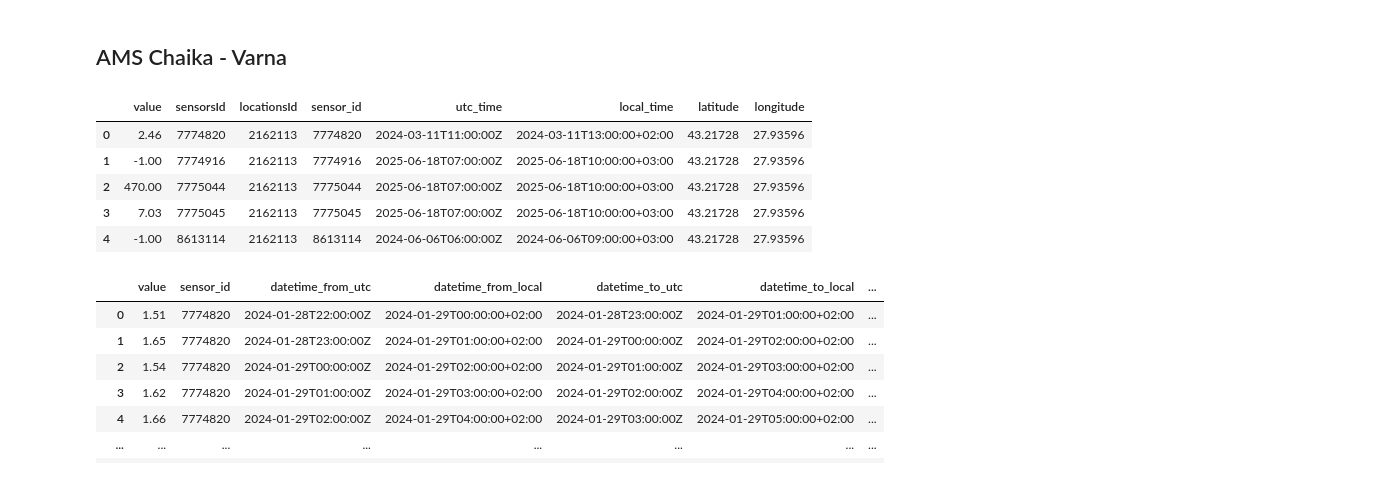
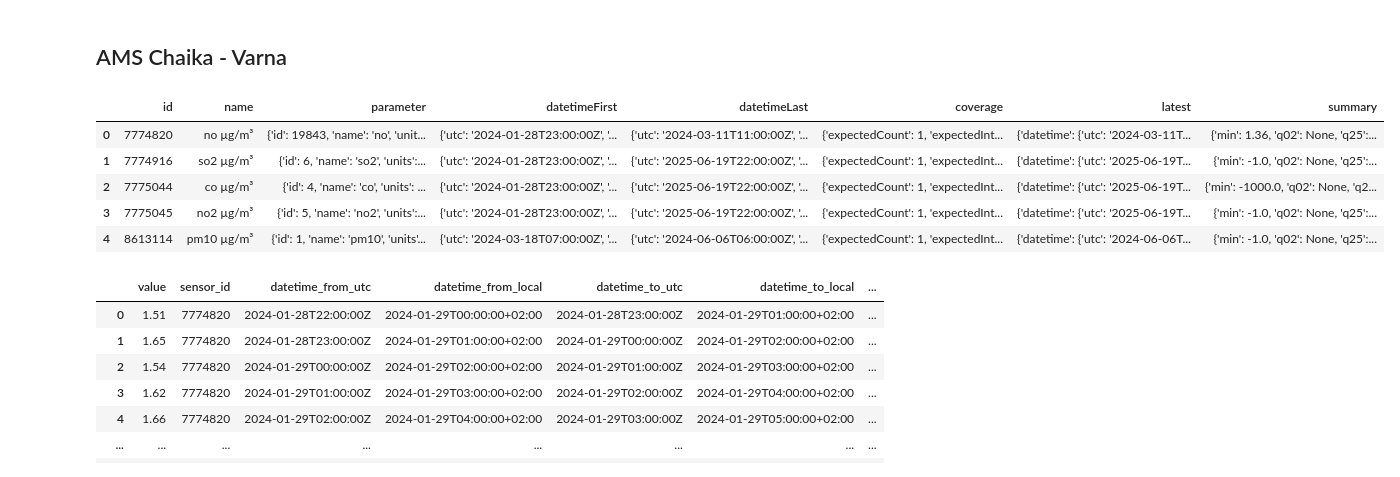
Before and after one commit to ivetkalchev/VarnaAir, a Jupyter notebook: varnaair.ipynb, the cells around one changed output. Cells and saved outputs as stored; diff of their text form; code cells hidden in the pictures.

```diff
--- a/varnaair.ipynb
+++ b/varnaair.ipynb
@@ -138,35 +130,24 @@ pivot_df1
 # %% [markdown]
 ## AMS Chaika - Varna
 # %%
-url = "https://api.openaq.org/v3/locations/2162113/latest"
+url = "https://api.openaq.org/v3/locations/2162113/sensors"
 
 response = requests.get(url, headers=headers)
 response.raise_for_status()
 
 data = response.json()
 results = data.get("results", [])
 
-if results:
-    df_latest2 = pandas.DataFrame(results)
-
-    df_latest2 = df_latest2.assign(
-        sensor_id=df_latest2['sensorsId'],
-        utc_time=df_latest2['datetime'].apply(lambda x: x['utc']),
-        local_time=df_latest2['datetime'].apply(lambda x: x['local']),
-        latitude=df_latest2['coordinates'].apply(lambda x: x['latitude']),
-        longitude=df_latest2['coordinates'].apply(lambda x: x['longitude'])
-    ).drop(columns=['datetime', 'coordinates'])
-else:
-    df_latest2 = pandas.DataFrame()
+df_latest2 = pandas.DataFrame(results)
 
 df_latest2
 # %% [output]
-|  | value | sensorsId | locationsId | sensor_id | utc_time | local_time | latitude | longitude |
-| 0 | 2.46 | 7774820 | 2162113 | 7774820 | 2024-03-11T11:00:00Z | 2024-03-11T13:00:00+02:00 | 43.21728 | 27.93596 |
-| 1 | -1.00 | 7774916 | 2162113 | 7774916 | 2025-06-18T07:00:00Z | 2025-06-18T10:00:00+03:00 | 43.21728 | 27.93596 |
-| 2 | 470.00 | 7775044 | 2162113 | 7775044 | 2025-06-18T07:00:00Z | 2025-06-18T10:00:00+03:00 | 43.21728 | 27.93596 |
-| 3 | 7.03 | 7775045 | 2162113 | 7775045 | 2025-06-18T07:00:00Z | 2025-06-18T10:00:00+03:00 | 43.21728 | 27.93596 |
-| 4 | -1.00 | 8613114 | 2162113 | 8613114 | 2024-06-06T06:00:00Z | 2024-06-06T09:00:00+03:00 | 43.21728 | 27.93596 |
+|  | id | name | parameter | datetimeFirst | datetimeLast | coverage | latest | summary |
+| 0 | 7774820 | no µg/m³ | {'id': 19843, 'name': 'no', 'unit... | {'utc': '2024-01-28T23:00:00Z', '... | {'utc': '2024-03-11T11:00:00Z', '... | {'expectedCount': 1, 'expectedInt... | {'datetime': {'utc': '2024-03-11T... | {'min': 1.36, 'q02': None, 'q25':... |
+| 1 | 7774916 | so2 µg/m³ | {'id': 6, 'name': 'so2', 'units':... | {'utc': '2024-01-28T23:00:00Z', '... | {'utc': '2025-06-19T22:00:00Z', '... | {'expectedCount': 1, 'expectedInt... | {'datetime': {'utc': '2025-06-19T... | {'min': -1.0, 'q02': None, 'q25':... |
+| 2 | 7775044 | co µg/m³ | {'id': 4, 'name': 'co', 'units': ... | {'utc': '2024-01-28T23:00:00Z', '... | {'utc': '2025-06-19T22:00:00Z', '... | {'expectedCount': 1, 'expectedInt... | {'datetime': {'utc': '2025-06-19T... | {'min': -1000.0, 'q02': None, 'q2... |
+| 3 | 7775045 | no2 µg/m³ | {'id': 5, 'name': 'no2', 'units':... | {'utc': '2024-01-28T23:00:00Z', '... | {'utc': '2025-06-19T22:00:00Z', '... | {'expectedCount': 1, 'expectedInt... | {'datetime': {'utc': '2025-06-19T... | {'min': -1.0, 'q02': None, 'q25':... |
+| 4 | 8613114 | pm10 µg/m³ | {'id': 1, 'name': 'pm10', 'units'... | {'utc': '2024-03-18T07:00:00Z', '... | {'utc': '2024-06-06T06:00:00Z', '... | {'expectedCount': 1, 'expectedInt... | {'datetime': {'utc': '2024-06-06T... | {'min': -1.0, 'q02': None, 'q25':... |
 # %%
 base_url = "https://api.openaq.org/v3/sensors/{sensor_id}/measurements"
 
```
Also changed, not shown: parts of 37 cells of this notebook, 10 other files.
